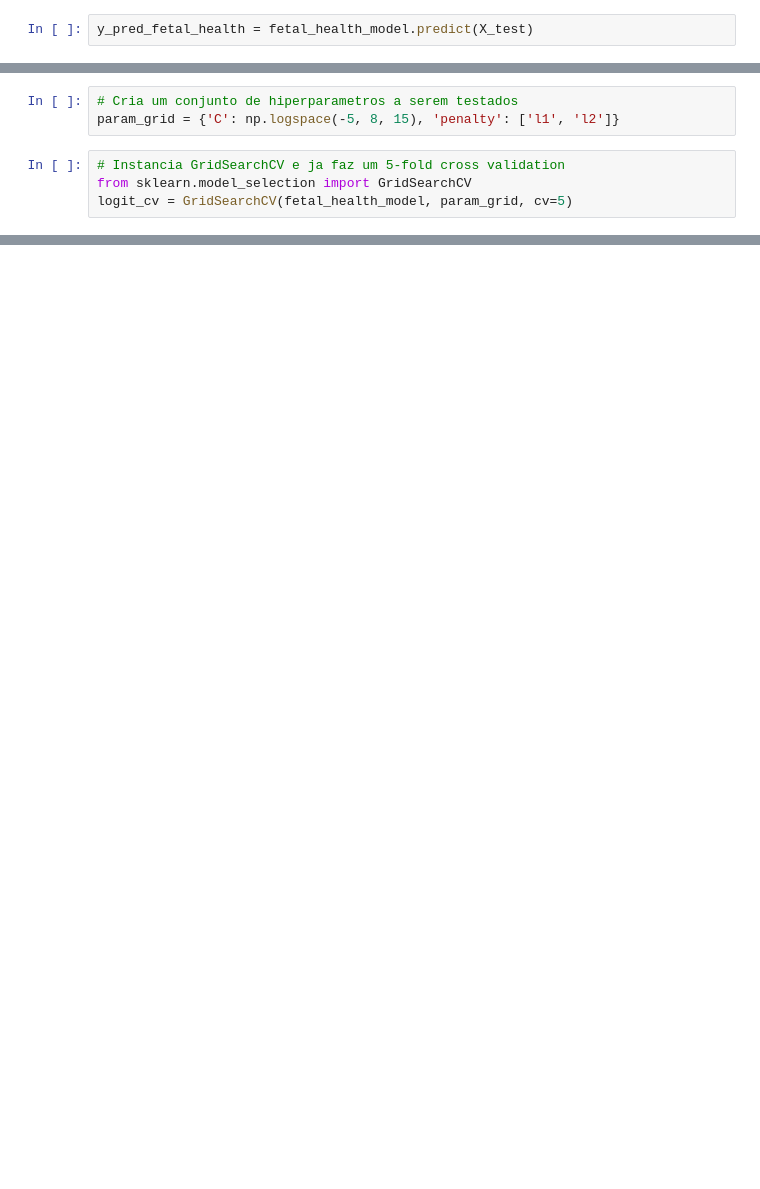
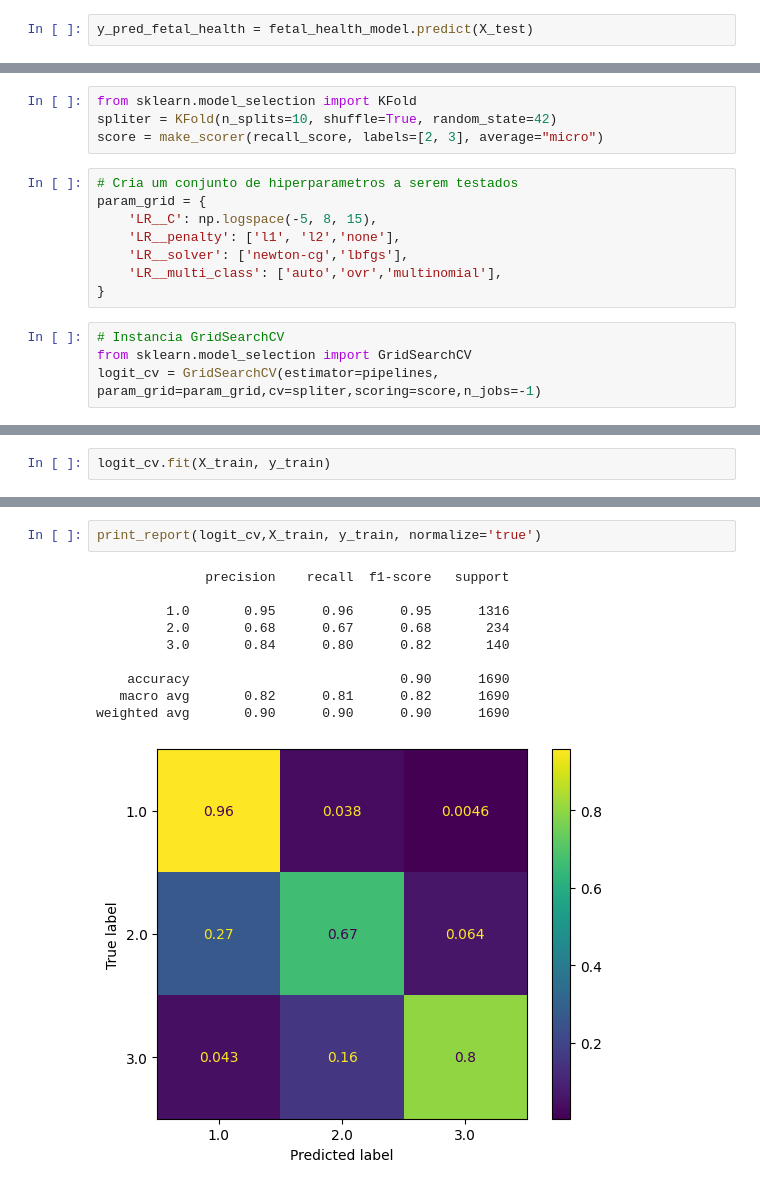
Before and after one commit to alvesgabriel/lets-code-analytics-modulo-4, a Jupyter notebook: algorithm_logistic_regression.ipynb, the cells around one changed output, grey strips where cells are left out. Saved outputs shown, nothing was run; the diff lists cells and outputs as text; blank space fills up the shorter version.

Commit message:
add grid and final analysis

```diff
--- a/algorithm_logistic_regression.ipynb
+++ b/algorithm_logistic_regression.ipynb
@@ -136,7 +145,16 @@ ConfusionMatrixDisplay.from_predictions(y_test,y_pred_fetal_health,normalize='tr
+# %%
+from sklearn.model_selection import KFold
+spliter = KFold(n_splits=10, shuffle=True, random_state=42)
+score = make_scorer(recall_score, labels=[2, 3], average="micro")
 # %%
 # Cria um conjunto de hiperparametros a serem testados
-param_grid = {'C': np.logspace(-5, 8, 15), 'penalty': ['l1', 'l2']}
+param_grid = {
+    'LR__C': np.logspace(-5, 8, 15),
+    'LR__penalty': ['l1', 'l2','none'],
+    'LR__solver': ['newton-cg','lbfgs'],
+    'LR__multi_class': ['auto','ovr','multinomial'],
+}
 # %%
-# Instancia GridSearchCV e ja faz um 5-fold cross validation
+# Instancia GridSearchCV
 from sklearn.model_selection import GridSearchCV
-logit_cv = GridSearchCV(fetal_health_model, param_grid, cv=5)
+logit_cv = GridSearchCV(estimator=pipelines, param_grid=param_grid,cv=spliter,scoring=score,n_jobs=-1)
@@ -147,0 +161,2 @@ pipelines.append(('ScaledLR', Pipeline([('Scaler', StandardScaler()), ('LR', Log
+# %%
+logit_cv.fit(X_train, y_train)
@@ -147,0 +193,13 @@ pipelines.append(('ScaledLR', Pipeline([('Scaler', StandardScaler()), ('LR', Log
+# %%
+print_report(logit_cv,X_train, y_train, normalize='true')
+# %% [output]
+              precision    recall  f1-score   support
+
+         1.0       0.95      0.96      0.95      1316
+         2.0       0.68      0.67      0.68       234
+         3.0       0.84      0.80      0.82       140
+
+    accuracy                           0.90      1690
+   macro avg       0.82      0.81      0.82      1690
+weighted avg       0.90      0.90      0.90      1690
+[figure, added]
```
Also changed, not shown: parts of 21 cells of this notebook.
